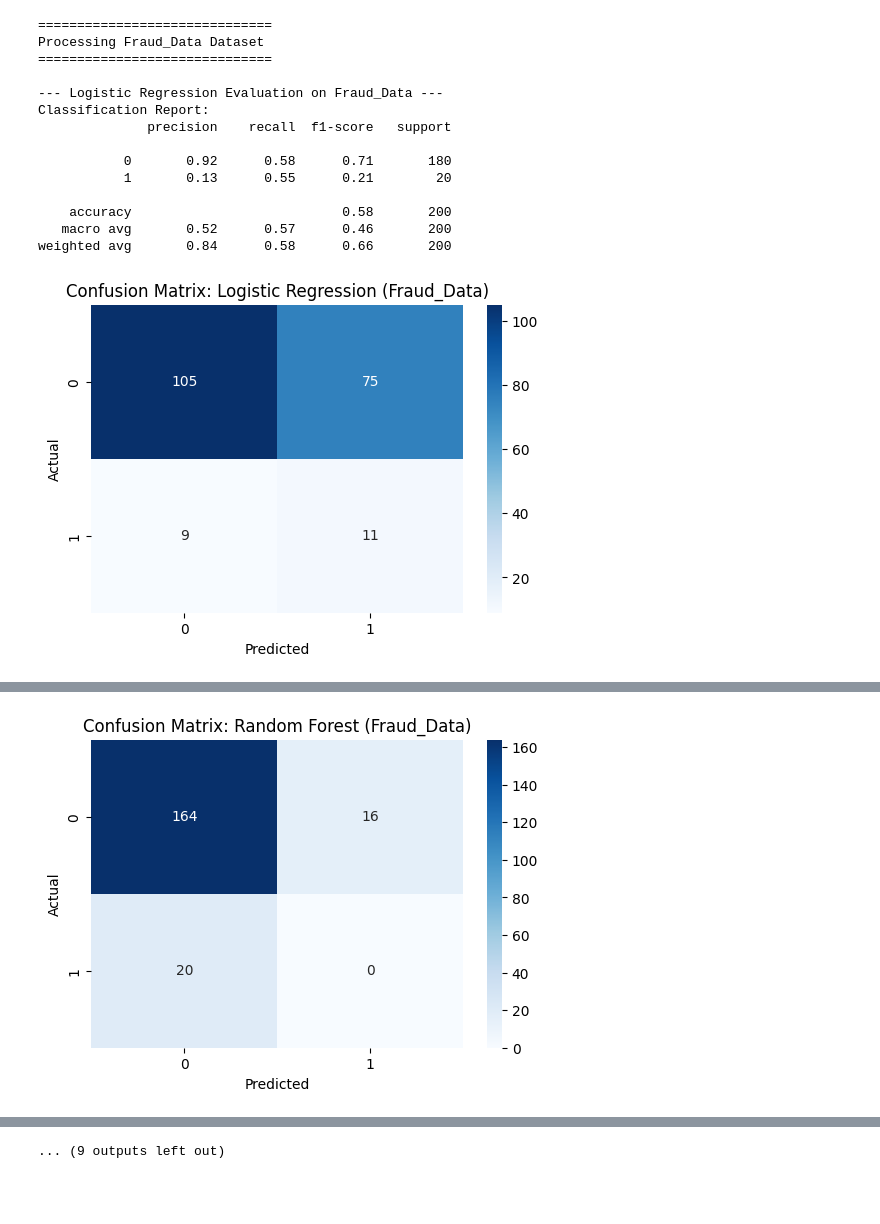
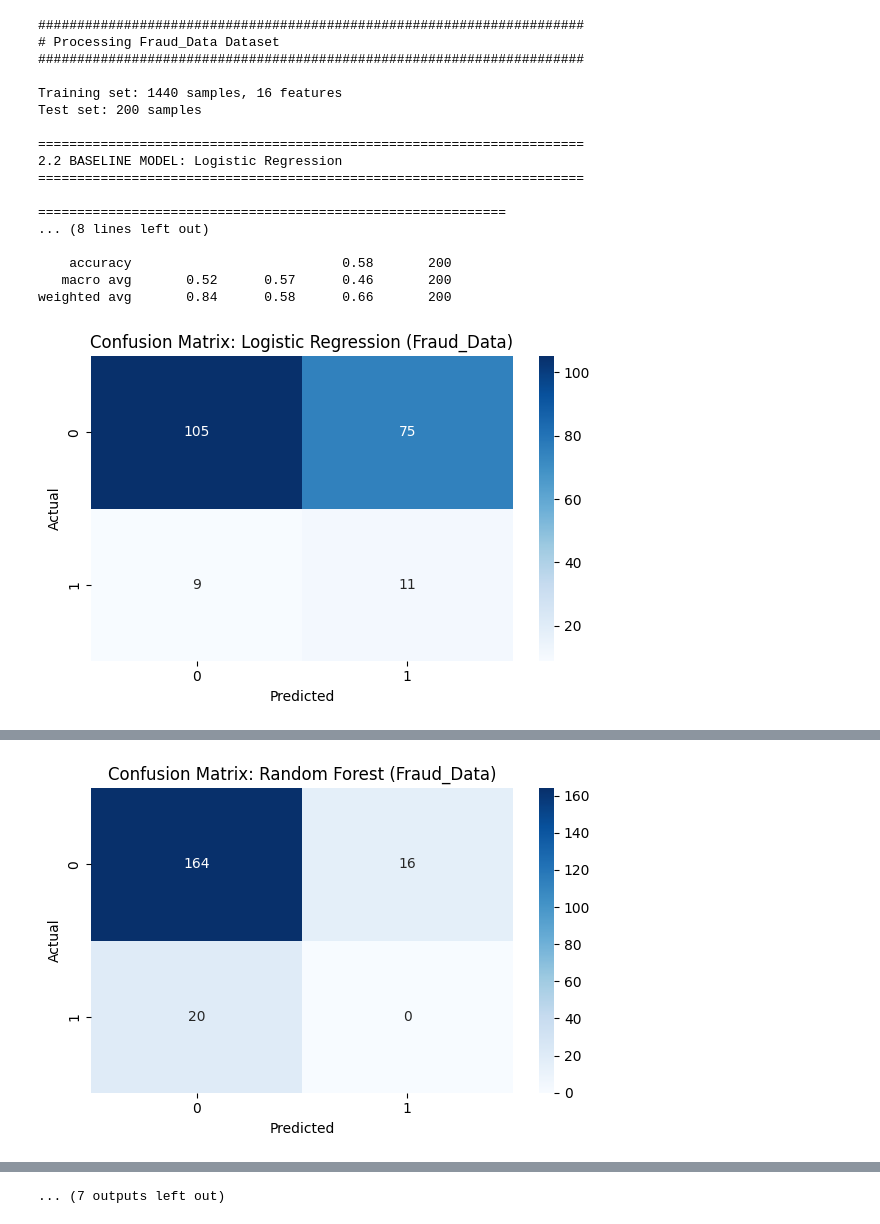
Before and after one commit to Leul4ever/fraud-detection, a Jupyter notebook: notebooks/modeling.ipynb, the cells around one changed output, grey strips where cells are left out. Cells and saved outputs as stored; diff of their text form; code cells hidden in the pictures; blank space fills up the shorter version.

```diff
--- a/notebooks/modeling.ipynb
+++ b/notebooks/modeling.ipynb
@@ -23,9 +46,12 @@ Path('../models').mkdir(parents=True, exist_ok=True)
 # %%
 def evaluate_model(y_true, y_pred, y_probs, model_name, dataset_name):
-    print(f"\n--- {model_name} Evaluation on {dataset_name} ---")
+    """Comprehensive model evaluation with multiple metrics"""
+    print(f"\n{'='*60}")
+    print(f"{model_name} Evaluation on {dataset_name}")
+    print(f"{'='*60}")
 
     # Classification Report
-    print("Classification Report:")
+    print("\nClassification Report:")
     print(classification_report(y_true, y_pred))
 
     # Confusion Matrix
@@ -35,21 +61,23 @@ def evaluate_model(y_true, y_pred, y_probs, model_name, dataset_name):
     plt.title(f'Confusion Matrix: {model_name} ({dataset_name})')
     plt.xlabel('Predicted')
     plt.ylabel('Actual')
+    plt.tight_layout()
     plt.show()
 
-    # AUC-PR
+    # AUC-PR (most important for imbalanced data)
     precision, recall, _ = precision_recall_curve(y_true, y_probs)
     auc_pr = auc(recall, precision)
-    print(f"AUC-PR: {auc_pr:.4f}")
+    print(f"\n📊 AUC-PR: {auc_pr:.4f}")
 
     # F1-Score
     f1 = f1_score(y_true, y_pred)
-    print(f"F1-Score: {f1:.4f}")
+    print(f"📊 F1-Score: {f1:.4f}")
 
     return {"AUC-PR": auc_pr, "F1": f1}
 
 def cross_validate_model(model, X, y, model_name, dataset_name):
-    print(f"\nRunning 5-fold Stratified CV for {model_name} on {dataset_name}...")
+    """5-fold Stratified Cross-Validation for robust performance estimation"""
+    print(f"\n🔄 Running 5-fold Stratified CV for {model_name} on {dataset_name}...")
     skf = StratifiedKFold(n_splits=5, shuffle=True, random_state=42)
 
     scoring = ['precision', 'recall', 'f1', 'average_precision']
@@ -63,6 +91,8 @@ def cross_validate_model(model, X, y, model_name, dataset_name):
     }
 
     for metric, value in results.items():
-        print(f"{metric}: {value:.4f}")
+        print(f"  {metric}: {value:.4f}")
 
     return results
+
+print("✓ Helper functions defined")
@@ -71,4 +138,5 @@ def cross_validate_model(model, X, y, model_name, dataset_name):
 # %%
+# Dataset paths
 datasets = {
     "Fraud_Data": {
         "X_train": '../data/processed/Fraud_X_train.csv',
@@ -87,7 +155,9 @@ datasets = {
 all_results = []
 
 for name, paths in datasets.items():
-    print(f"\n{'='*30}\nProcessing {name} Dataset\n{'='*30}")
+    print(f"\n\n{'#'*70}")
+    print(f"# Processing {name} Dataset")
+    print(f"{'#'*70}\n")
 
     # Load Data
     X_train = pd.read_csv(paths["X_train"])
@@ -95,7 +165,13 @@ for name, paths in datasets.items():
     y_train = pd.read_csv(paths["y_train"]).values.ravel()
     y_test = pd.read_csv(paths["y_test"]).values.ravel()
 
+    print(f"Training set: {X_train.shape[0]} samples, {X_train.shape[1]} features")
+    print(f"Test set: {X_test.shape[0]} samples")
+
     # 1. Baseline: Logistic Regression
+    print("\n" + "="*70)
+    print("2.2 BASELINE MODEL: Logistic Regression")
+    print("="*70)
     lr = LogisticRegression(max_iter=1000, random_state=42)
     lr.fit(X_train, y_train)
     y_pred_lr = lr.predict(X_test)
@@ -111,6 +187,9 @@ for name, paths in datasets.items():
     })
 
     # 2. Ensemble: Random Forest
+    print("\n" + "="*70)
+    print("2.3.1 ENSEMBLE MODEL: Random Forest")
+    print("="*70)
     rf = RandomForestClassifier(n_estimators=100, max_depth=10, random_state=42, n_jobs=-1)
     rf.fit(X_train, y_train)
     y_pred_rf = rf.predict(X_test)
@@ -122,41 +201,49 @@ for name, paths in datasets.items():
     all_results.append({
         "Dataset": name, "Model": "Random Forest",
         "Test AUC-PR": rf_metrics["AUC-PR"], "Test F1": rf_metrics["F1"],
         "CV AUC-PR": rf_cv["Mean AUC-PR"], "CV F1": rf_cv["Mean F1"]
     })
 
     # 3. XGBoost
-    xgb = XGBClassifier(n_estimators=100, max_depth=5, learning_rate=0.1, random_state=42, use_label_encoder=False, eval_metric='logloss')
+    print("\n" + "="*70)
+    print("2.3.2 ENSEMBLE MODEL: XGBoost")
+    print("="*70)
+    xgb = XGBClassifier(n_estimators=100, max_depth=5, learning_rate=0.1,
+                        random_state=42, use_label_encoder=False, eval_metric='logloss')
     xgb.fit(X_train, y_train)
     y_pred_xgb = xgb.predict(X_test)
     y_probs_xgb = xgb.predict_proba(X_test)[:, 1]
 
     xgb_metrics = evaluate_model(y_test, y_pred_xgb, y_probs_xgb, "XGBoost", name)
     xgb_cv = cross_validate_model(xgb, X_train, y_train, "XGBoost", name)
 
     all_results.append({
         "Dataset": name, "Model": "XGBoost",
         "Test AUC-PR": xgb_metrics["AUC-PR"], "Test F1": xgb_metrics["F1"],
         "CV AUC-PR": xgb_cv["Mean AUC-PR"], "CV F1": xgb_cv["Mean F1"]
     })
 
     # Save best model
     best_model = xgb if xgb_metrics["AUC-PR"] > rf_metrics["AUC-PR"] else rf
+    model_name = "xgboost" if xgb_metrics["AUC-PR"] > rf_metrics["AUC-PR"] else "random_forest"
     joblib.dump(best_model, f'../models/best_model_{name.lower().replace(" ", "_")}.pkl')
-    print(f"Best model for {name} saved.")
+    print(f"\n✓ Best model ({model_name}) for {name} saved.")
 # %% [output]
-==============================
-Processing Fraud_Data Dataset
-==============================
+######################################################################
+# Processing Fraud_Data Dataset
+######################################################################
 
---- Logistic Regression Evaluation on Fraud_Data ---
-Classification Report:
-              precision    recall  f1-score   support
+Training set: 1440 samples, 16 features
+Test set: 200 samples
 
-           0       0.92      0.58      0.71       180
-           1       0.13      0.55      0.21        20
+======================================================================
+2.2 BASELINE MODEL: Logistic Regression
+======================================================================
+
+============================================================
+... (8 lines left out)
 
     accuracy                           0.58       200
    macro avg       0.52      0.57      0.46       200
 weighted avg       0.84      0.58      0.66       200
-[figure, old version]
+[figure, new version]
@@ -179,4 +264,4 @@ Classification Report:
     accuracy                           0.82       200
    macro avg       0.45      0.46      0.45       200
 weighted avg       0.80      0.82      0.81       200
-[figure, old version]
+[figure, new version]
@@ -246 +343 @@ weighted avg       0.99      0.96      0.97       200
-... (9 outputs left out)
+... (7 outputs left out)
```
Also changed, not shown: parts of 18 cells of this notebook, 2 other files.
